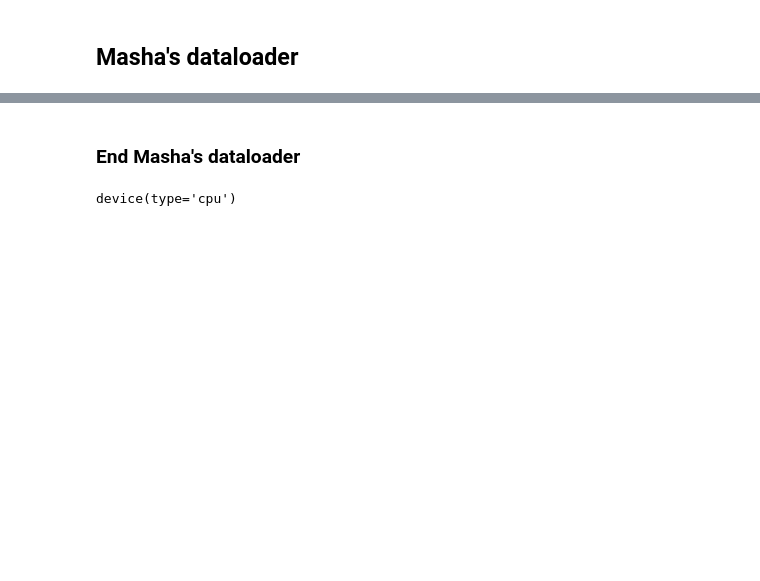
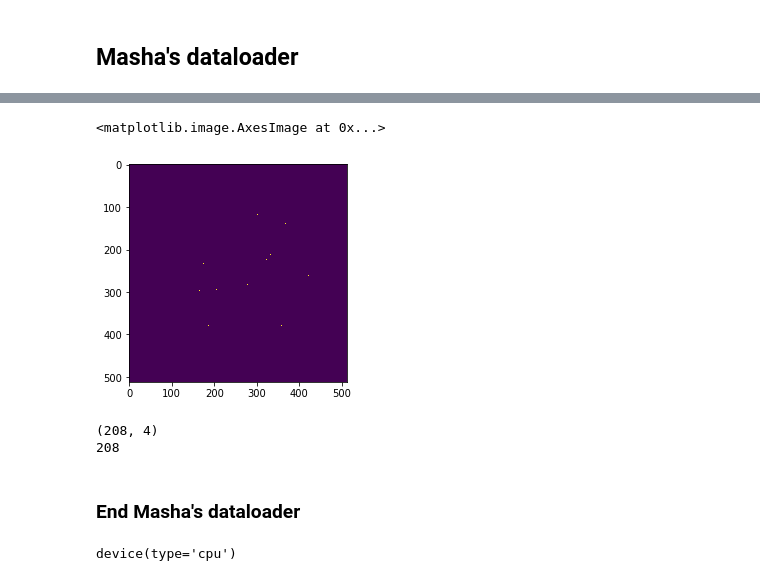
Before and after one commit to KhurramPirov/Twins-recognition, a Jupyter notebook: dataloader/baseline.ipynb, the cells around one changed output, grey strips where cells are left out. Cells and saved outputs as stored; diff of their text form; code cells hidden in the pictures; blank space fills up the shorter version.

```diff
--- a/dataloader/baseline.ipynb
+++ b/dataloader/baseline.ipynb
@@ -174,0 +159,18 @@ Clipping input data to the valid range for imshow with RGB data ([0..1] for floa
+# %%
+kp1=np.round(sample['keypoints_1'])
+kp2=np.round(sample['keypoints_2'])
+# %%
+matrix=np.zeros((512,512))
+
+for i in range(kp1.shape[0]):
+    #print(int(kp1[i,0]))
+    #print(int(kp1[i,1]))
+    matrix[int(kp1[i,0]),int(kp1[i,1])]=1
+
+for i in range(kp1.shape[0]):
+    for j in range()
+# %%
+plt.imshow(matrix)
+# %% [output]
+<matplotlib.image.AxesImage at 0x...>
+[figure, added]
@@ -175,3 +187,12 @@ Clipping input data to the valid range for imshow with RGB data ([0..1] for floa
+# %%
+t=0
+print(pairs.shape)
+for i,sample in enumerate(dataset):
+    t+=1
+print(t)
+# %% [output]
+(208, 4)
+208
 # %% [markdown]
 ### End Masha's  dataloader
 # %%
```
Also changed, not shown: parts of 14 cells of this notebook.
